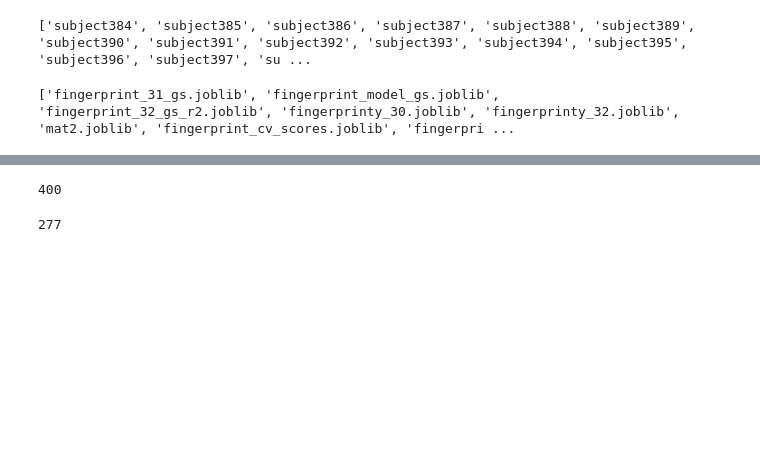
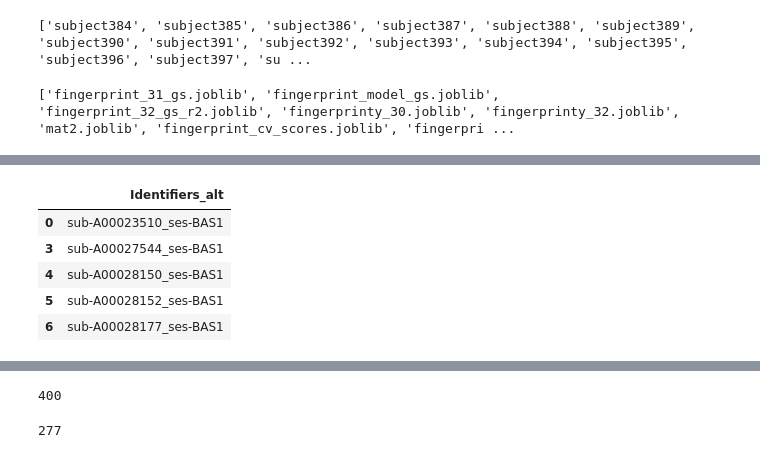
Before and after one commit to vnbcs/workspace, a Jupyter notebook: python_code/fingerprint_data.ipynb, the cells around one changed output, grey strips where cells are left out. Saved outputs shown, nothing was run; the diff lists cells and outputs as text; code cells hidden in the pictures; blank space fills up the shorter version.

```diff
--- a/python_code/fingerprint_data.ipynb
+++ b/python_code/fingerprint_data.ipynb
@@ -123,0 +73,9 @@ KeyError: 0
+# %%
+impulse_df_ordered.head()
+# %% [output]
+|  | Identifiers_alt |
+| 0 | sub-A00023510_ses-BAS1 |
+| 3 | sub-A00027544_ses-BAS1 |
+| 4 | sub-A00028150_ses-BAS1 |
+| 5 | sub-A00028152_ses-BAS1 |
+| 6 | sub-A00028177_ses-BAS1 |
```
Also changed, not shown: parts of 40 cells of this notebook, 2 other files.
